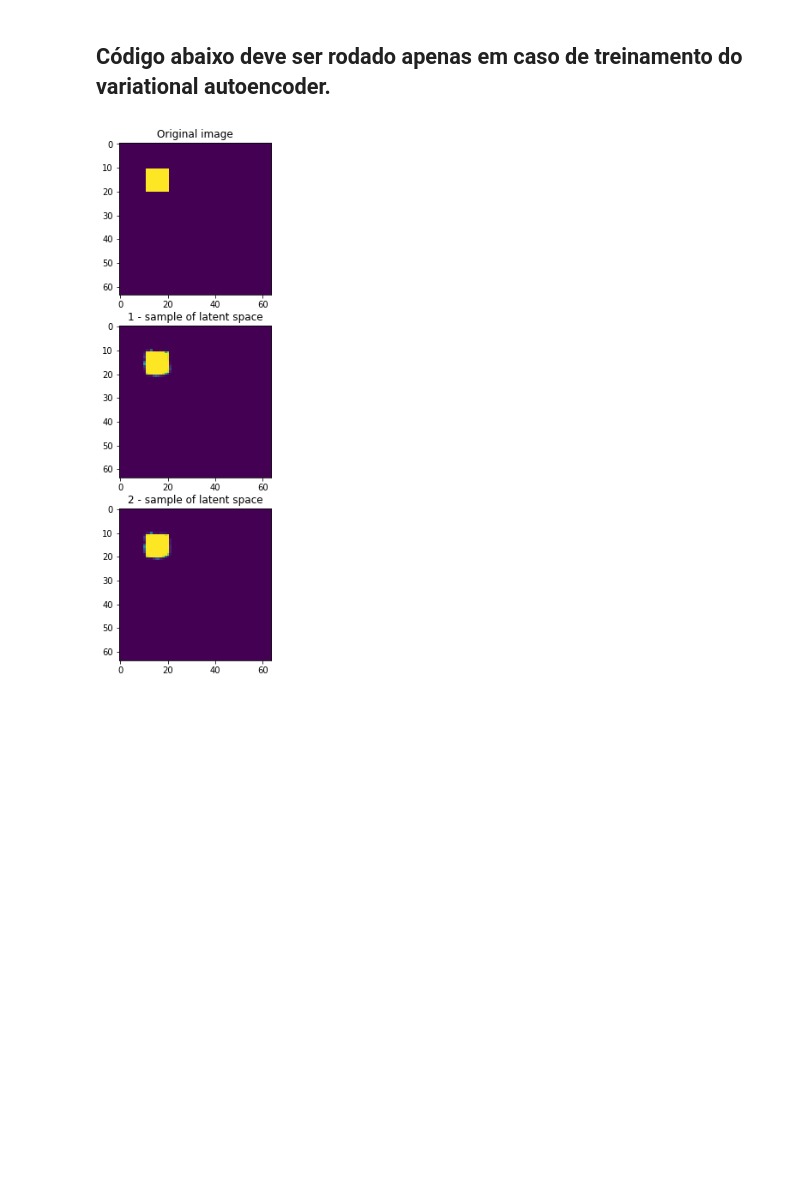
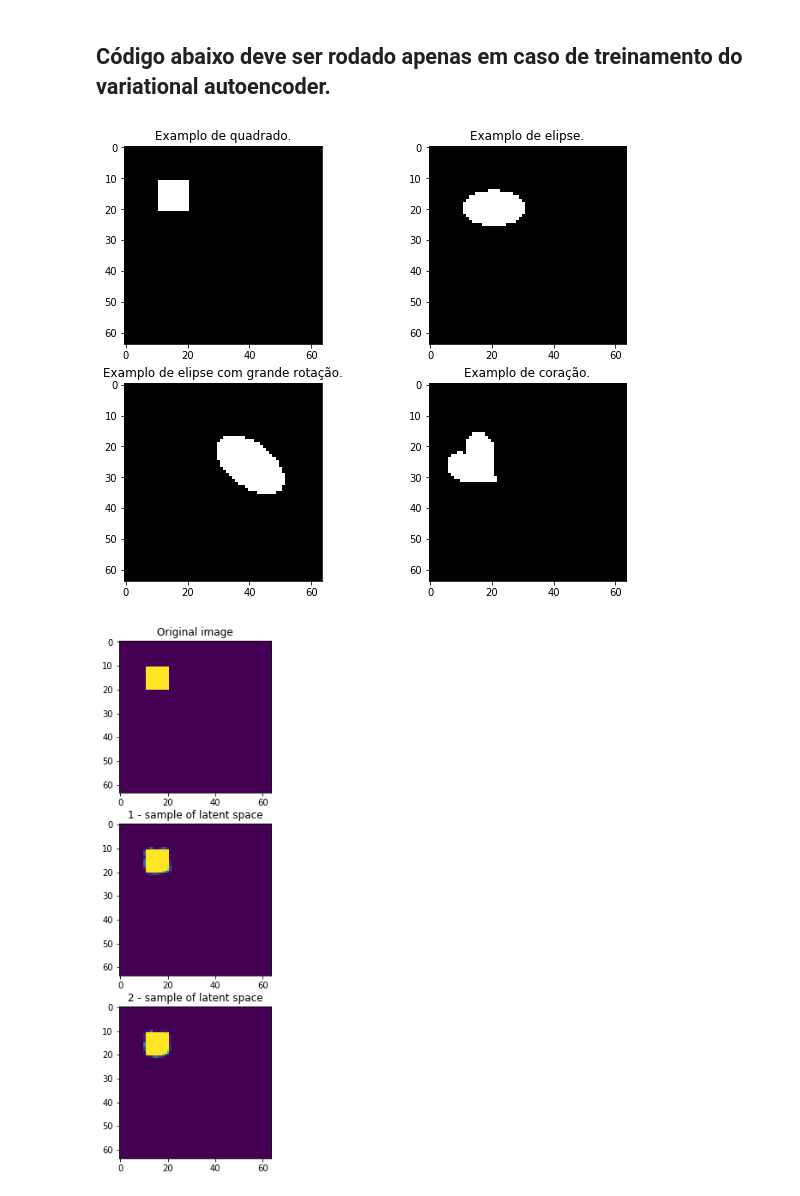
Before and after one commit to GiovaniValdrighi/inferencia_causal, a Jupyter notebook: vae.ipynb, the cells around one changed output. Drawn from its saved outputs; the diff is of its cells as text; code cells hidden in the pictures; blank space fills up the shorter version.

```diff
--- a/vae.ipynb
+++ b/vae.ipynb
@@ -369,6 +384,24 @@ def ind_from_att(color, shape, scale, orientation, posX, posY):
   if type(posY) != int:
     posY = int(posY)
   return (color)*3*6*40*32*32 + (shape )*6*40*32*32 + (scale)*40*32*32 + (orientation)*32*32 + (posX)*32 + posY
+# %%
+fig = plt.figure(figsize = (10, 8))
+plt.subplot(2, 2, 1)
+plt.title('Examplo de quadrado.')
+plt.imshow(1 - imgs[ind_from_att(0, 0, 0, 0, 0, 0)], cmap = 'Greys')
+plt.subplot(2, 2, 2)
+plt.title('Examplo de elipse.')
+plt.imshow(1 - imgs[ind_from_att(0, 1, 3, 0, 5, 4)], cmap = 'Greys')
+plt.subplot(2, 2, 3)
+plt.title('Examplo de elipse com grande rotação.')
+plt.imshow(1 - imgs[ind_from_att(0, 1, 5, 35, 24, 10)], cmap = 'Greys')
+plt.subplot(2, 2, 4)
+plt.title('Examplo de coração.')
+plt.imshow(1 - imgs[ind_from_att(0, 2, 4, 5, 0, 10)], cmap = 'Greys')
+
+plt.show()
+# %% [output]
+[figure, added]
 # %%
 run_img_vae(imgs[0], latents_classes[0], num = 3)
 # %% [output]
```
Also changed, not shown: parts of 21 cells of this notebook.
